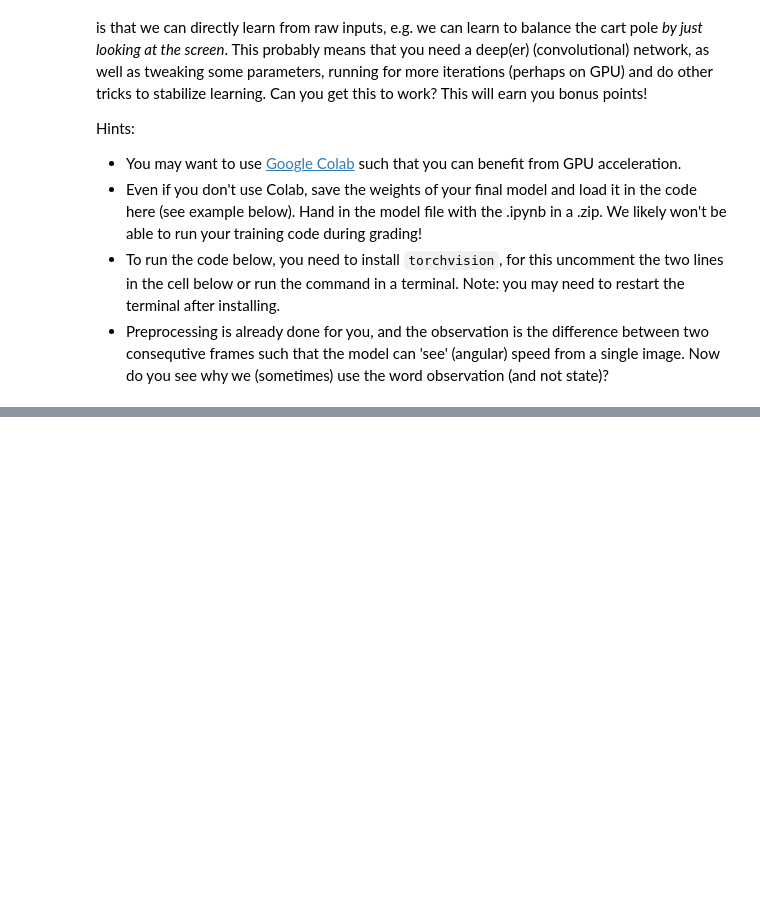
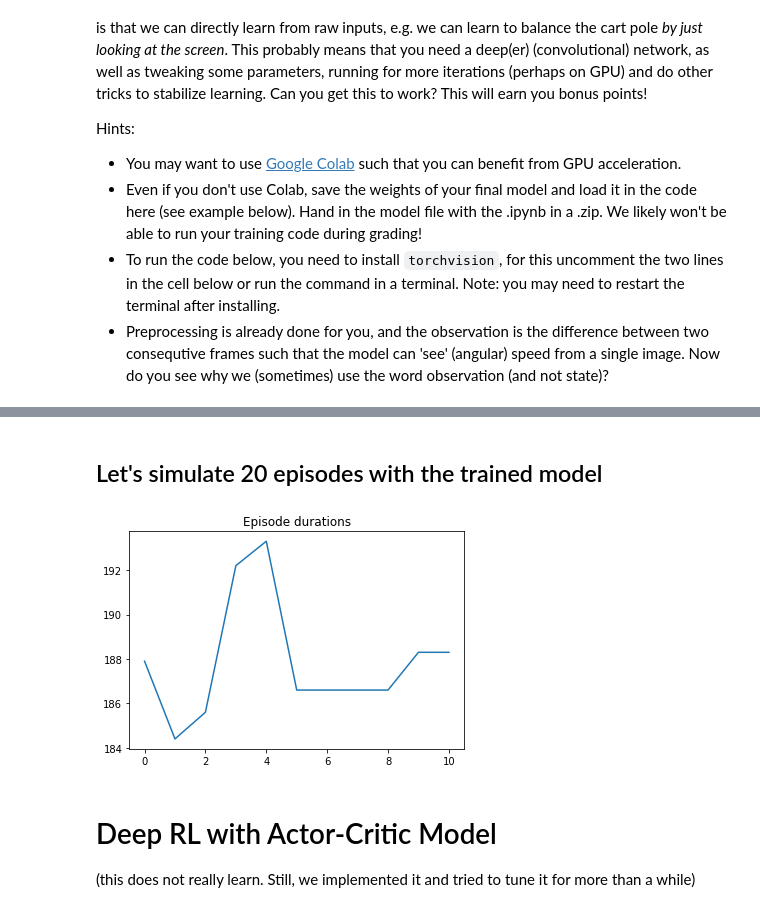
Before and after one commit to davide-belli/reinforcement-learning-labs-hws, a Jupyter notebook: lab2/lab2.ipynb, the cells around one changed output, grey strips where cells are left out. Saved outputs shown, nothing was run; the diff lists cells and outputs as text; code cells hidden in the pictures; blank space fills up the shorter version.

```diff
--- a/lab2/lab2.ipynb
+++ b/lab2/lab2.ipynb
@@ -1097,3 +1049,31 @@ KeyboardInterrupt:
 # %%
 for e in envs:
     e.close()
+# %% [markdown]
+## Let's simulate 20 episodes with the trained model
+# %%
+seed = 42
+episode_durations = []
+for i in range(20):  # Not too many since it may take forever to render
+    test_env = CartPoleRawEnv()
+    test_env.seed(seed + i)
+    state = test_env.reset()
+    done = False
+    steps = 0
+    while not done:
+        steps += 1
+        with torch.no_grad():
+            action = bonus_get_action(state).item()
+        state, reward, done, _ = test_env.step(action)
+    episode_durations.append(steps)
+    test_env.close()
+
+plt.plot(smooth(episode_durations, 10))
+plt.title('Episode durations')
+plt.show()
+# %% [output]
+[figure, added]
+# %% [markdown]
+# Deep RL with Actor-Critic Model
+
+(this does not really learn. Still, we implemented it and tried to tune it for more than a while)
```
Also changed, not shown: parts of 17 cells of this notebook, 1 other file.
